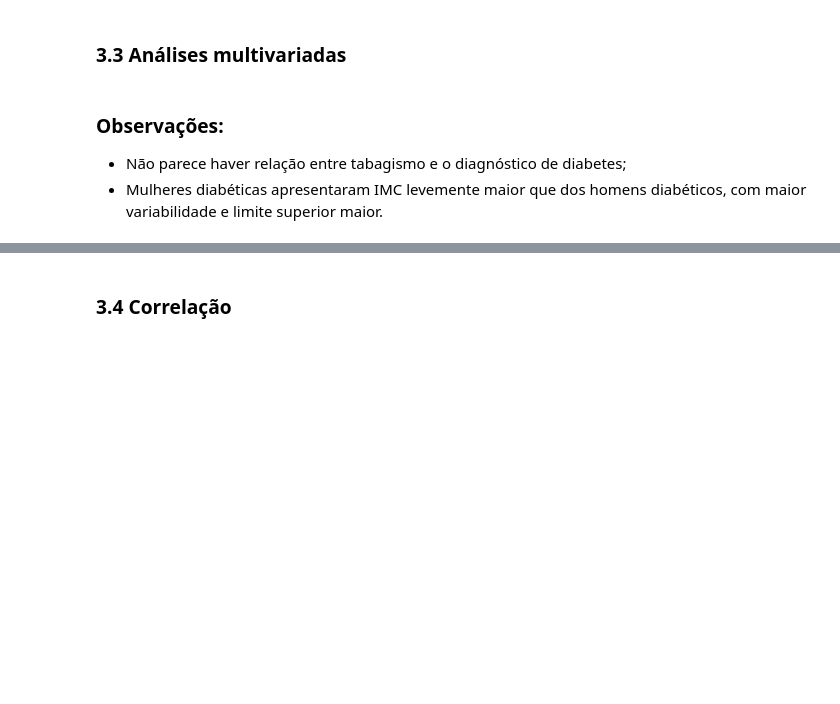
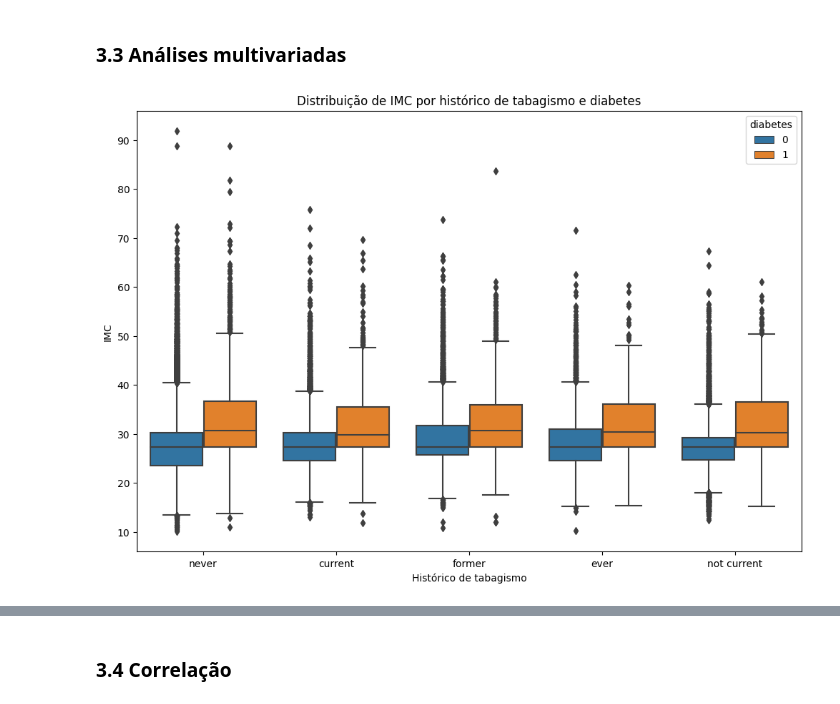
Before and after one commit to atlantico-academy/equipe2-2014.2, a Jupyter notebook: notebooks/01-exploratory_data_analysis.ipynb, the cells around one changed output, grey strips where cells are left out. Saved outputs shown, nothing was run; the diff lists cells and outputs as text; code cells hidden in the pictures; blank space fills up the shorter version.

```diff
--- a/notebooks/01-exploratory_data_analysis.ipynb
+++ b/notebooks/01-exploratory_data_analysis.ipynb
@@ -246,8 +252,10 @@ axes[1,0].set_ylabel('glicose no sangue')
 # %%
 #boxplots do IMC por histórico de tabagismo
 plt.figure(figsize=(12, 8)) #cria figura
-sns.boxplot(x='smoking_history', y='bmi', hue='diabetes', data=df[df['smoking_history'] != 'No Info'], palette='Set2') #Cria o gráfico sem o valor "no info" para a variável smoking_history
+sns.boxplot(x='smoking_history', y='bmi', hue='diabetes', data=df[df['smoking_history'] != 'No Info']) #Cria o gráfico sem o valor "no info" para a variável smoking_history
 plt.title('Distribuição de IMC por histórico de tabagismo e diabetes')
 plt.xlabel('Histórico de tabagismo')
 plt.ylabel('IMC')
 plt.show()
+# %% [output]
+[figure, added]
@@ -262,5 +261,0 @@ plt.ylabel('IMC')
-# %% [markdown]
-### Observações:
-
-- Não parece haver relação entre tabagismo e o diagnóstico de diabetes;
-- Mulheres diabéticas apresentaram IMC levemente maior que dos homens diabéticos, com maior variabilidade e limite superior maior.
```
Also changed, not shown: parts of 8 cells of this notebook.
